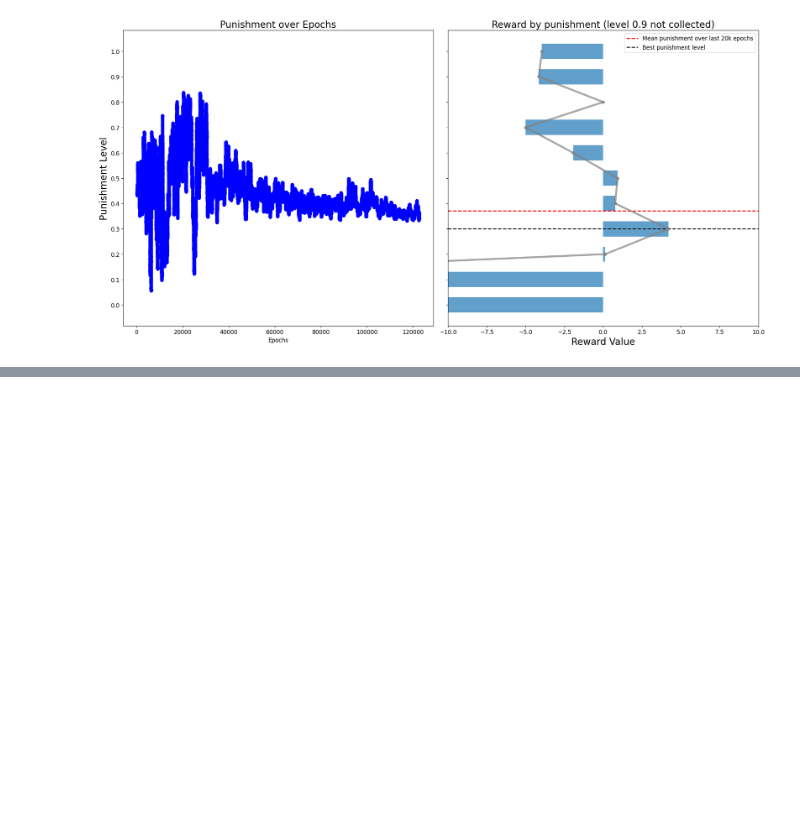
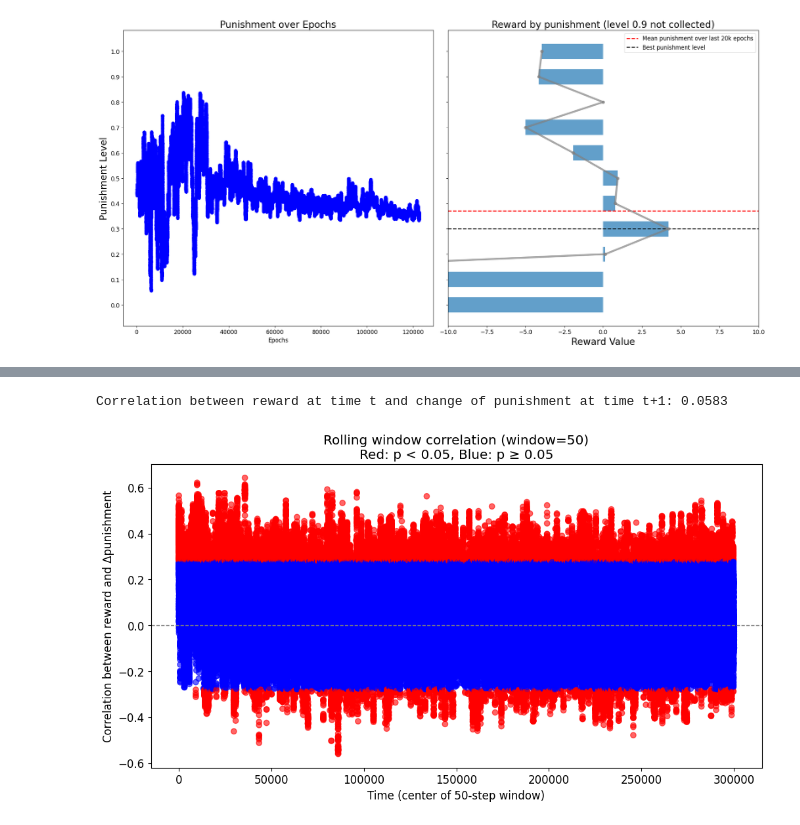
Before and after one commit to social-ai-uoft/sorrel, a Jupyter notebook: sorrel/examples/state_punishment/analysis/analysis.ipynb, the cells around one changed output, grey strips where cells are left out. Cells and saved outputs as stored; diff of their text form; code cells hidden in the pictures; blank space fills up the shorter version.

```diff
--- a/sorrel/examples/state_punishment/analysis/analysis.ipynb
+++ b/sorrel/examples/state_punishment/analysis/analysis.ipynb
@@ -624,0 +708,51 @@ plt.plot(punishment_levels.rolling(window=100).mean())
+# %%
+# calculate the correlation between the reward at time t and the change of punishment at time t+1
+import numpy as np
+import pandas as pd
+
+# Load reward and punishment data
+reward_series = pd.read_csv(
+    'res/runs_p48_a2_deterministic/collective_harm_state_punishment_respawn_0.005_vision_4_map_10_composite_views_False_multi_env_True__2agents_20250923-143956/Mean_mean_individual_score_data.csv'
+)['Value']
+
+punishment_levels = pd.read_csv(
+    'res/runs_p48_a2_deterministic/collective_harm_state_punishment_respawn_0.005_vision_4_map_10_composite_views_False_multi_env_True__2agents_20250923-143956/Global_average_punishment_level_data.csv'
+)['Value']
+
+
+# Align lengths after rolling
+min_len = min(len(reward_series)-1, len(punishment_levels)-1)
+reward_series = reward_series[:min_len]
+punishment_levels = punishment_levels[:min_len]
+
+# Calculate the change in punishment at t+1
+punishment_diff = punishment_levels.values[1:] - punishment_levels.values[:-1]
+reward_series_aligned = reward_series.values[:-1]  # reward at time t
+
+# Truncate to same length
+min_len2 = min(len(reward_series_aligned), len(punishment_diff))
+reward_series_aligned = reward_series_aligned[:min_len2]
+punishment_diff = punishment_diff[:min_len2]
+
+# Calculate correlation
+correlation = np.corrcoef(reward_series_aligned, punishment_diff)[0, 1]
+print(f"Correlation between reward at time t and change of punishment at time t+1: {correlation:.4f}")
+
+window_size = 50
+# For plotting, align the x-axis to the center of each window
+corrs, pvals, _ = rolling_window_correlation(reward_series_aligned, punishment_diff, window_size)
+
+x = np.arange(len(corrs)) + window_size // 2
+
+plt.figure(figsize=(12,6))
+# Color by p-value: red if p < 0.05, blue otherwise
+colors = np.where(pvals < 0.05, 'red', 'blue')
+plt.scatter(x, corrs, c=colors, alpha=0.6, label='Rolling correlation')
+plt.axhline(0, color='gray', linestyle='--', linewidth=1)
+plt.xlabel(f"Time (center of {window_size}-step window)")
+plt.ylabel("Correlation between reward and Δpunishment")
+plt.title(f"Rolling window correlation (window={window_size})\nRed: p < 0.05, Blue: p ≥ 0.05")
+plt.show()
+# %% [output]
+Correlation between reward at time t and change of punishment at time t+1: 0.0583
+[figure, added]
```
Also changed, not shown: parts of 9 cells of this notebook, 4 other files.
